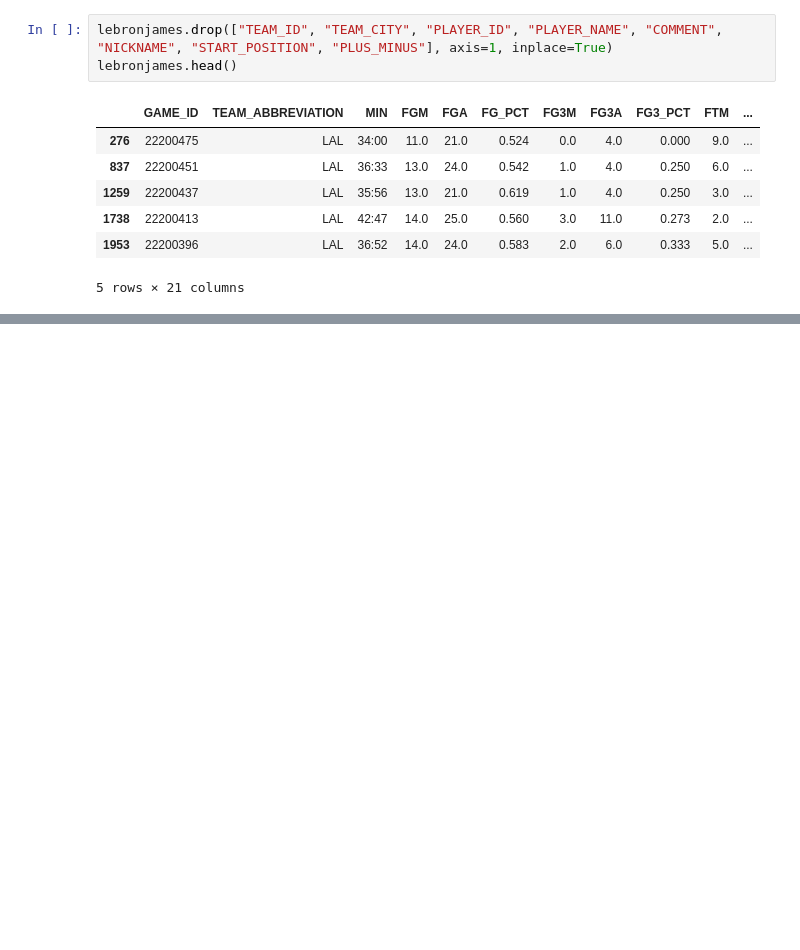
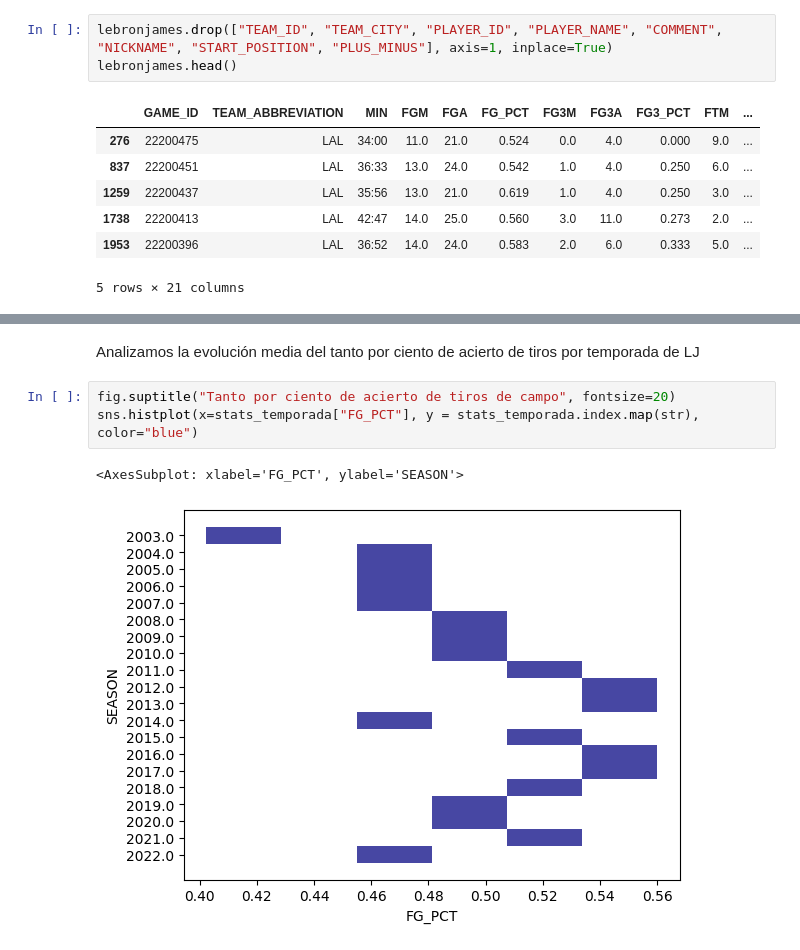
Before and after one commit to dcristobalhMad/ml-entrega2, a Jupyter notebook: entrega.ipynb, the cells around one changed output, grey strips where cells are left out. Drawn from its saved outputs; the diff is of its cells as text; blank space fills up the shorter version.

```diff
--- a/entrega.ipynb
+++ b/entrega.ipynb
@@ -992,0 +1032,8 @@ lebronjames.head()
+# %% [markdown]
+Analizamos la evolución media del tanto por ciento de acierto de tiros por temporada de LJ
+# %%
+fig.suptitle("Tanto por ciento de acierto de tiros de campo", fontsize=20)
+sns.histplot(x=stats_temporada["FG_PCT"], y = stats_temporada.index.map(str), color="blue")
+# %% [output]
+<AxesSubplot: xlabel='FG_PCT', ylabel='SEASON'>
+[figure, added]
```
Also changed, not shown: parts of 15 cells of this notebook.
